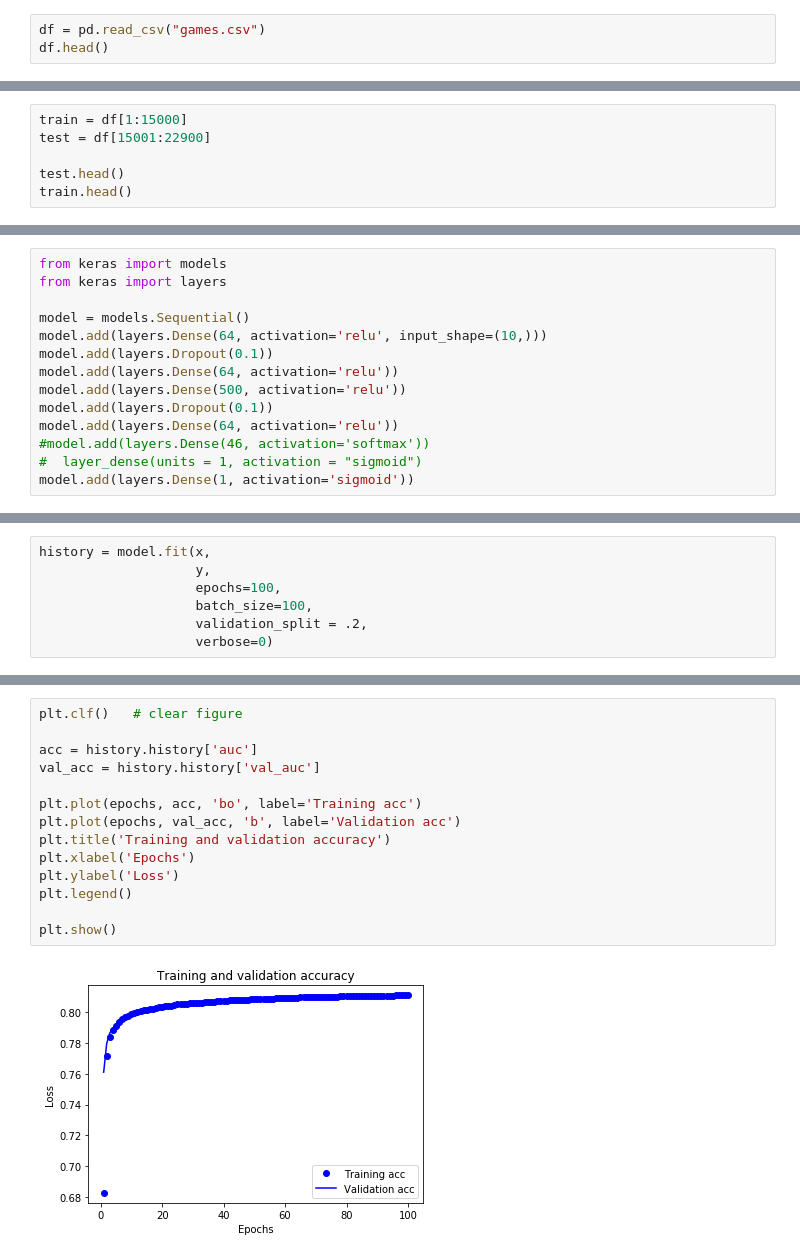
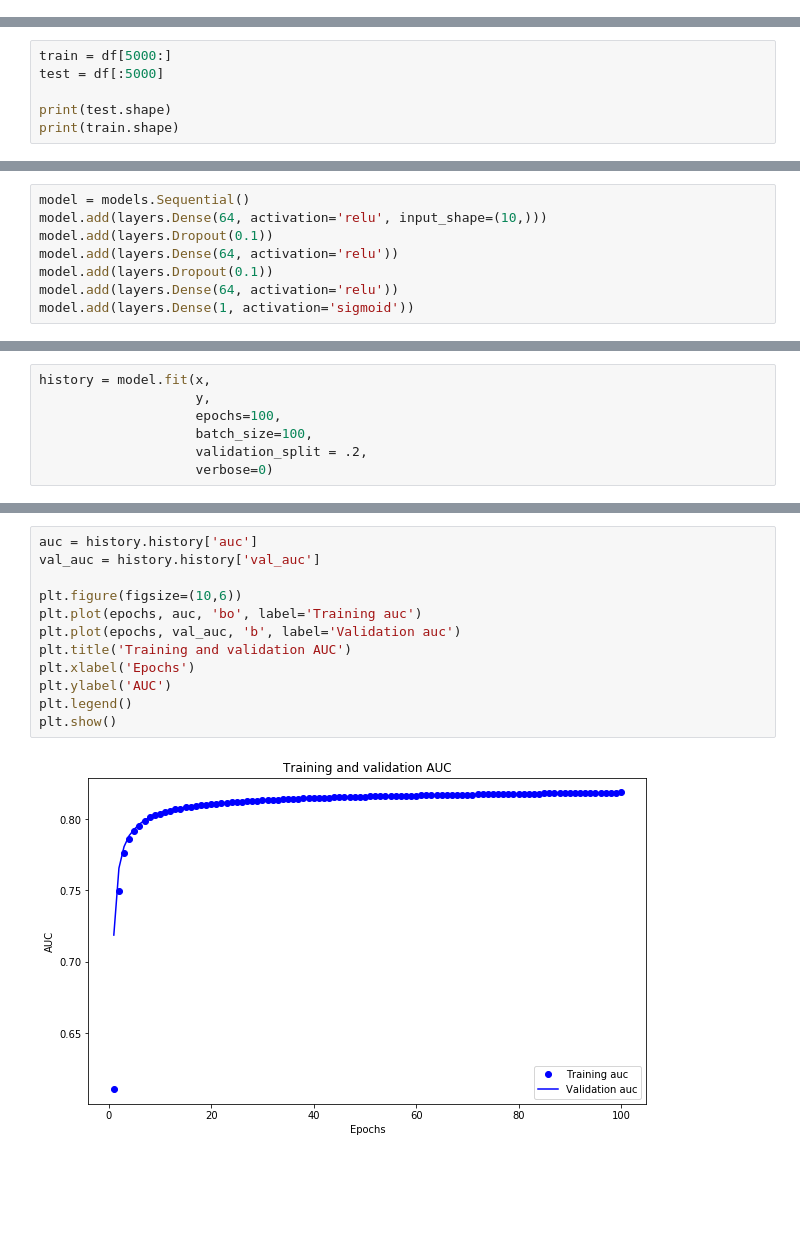
Before and after one commit to bgweber/StartupDataScience, a Jupyter notebook: DeepLearning/Keras_Binary_Classifier.ipynb, the cells around one changed output, grey strips where cells are left out. Drawn from its saved outputs; the diff is of its cells as text; blank space fills up the shorter version.

```diff
--- a/DeepLearning/Keras_Binary_Classifier.ipynb
+++ b/DeepLearning/Keras_Binary_Classifier.ipynb
@@ -15,6 +19,3 @@ df.head()
 | 2 | 0 | 0 | 1 | 0 | 0 | 0 | 0 | 0 | 0 | 0 | 0 |
 | 3 | 0 | 0 | 1 | 0 | 0 | 1 | 1 | 0 | 0 | 1 | 1 |
 | 4 | 0 | 0 | 1 | 0 | 1 | 1 | 0 | 1 | 1 | 0 | 1 |
-# %%
-df = pd.read_csv("games.csv")
-df.head()
@@ -28,7 +22,7 @@ df.head()
 # %%
-train = df[1:15000]
-test = df[15001:22900]
+train = df[5000:]
+test = df[:5000]
 
-test.head()
-train.head()
+print(test.shape)
+print(train.shape)
 # %% [output]
@@ -41,14 +42,8 @@ train.head()
 # %%
-from keras import models
-from keras import layers
-
 model = models.Sequential()
 model.add(layers.Dense(64, activation='relu', input_shape=(10,)))
 model.add(layers.Dropout(0.1))
 model.add(layers.Dense(64, activation='relu'))
-model.add(layers.Dense(500, activation='relu'))
 model.add(layers.Dropout(0.1))
 model.add(layers.Dense(64, activation='relu'))
-#model.add(layers.Dense(46, activation='softmax'))
-#  layer_dense(units = 1, activation = "sigmoid")
 model.add(layers.Dense(1, activation='sigmoid'))
@@ -106,19 +81,17 @@ plt.show()
 # %%
-plt.clf()   # clear figure
+auc = history.history['auc']
+val_auc = history.history['val_auc']
 
-acc = history.history['auc']
-val_acc = history.history['val_auc']
-
-plt.plot(epochs, acc, 'bo', label='Training acc')
-plt.plot(epochs, val_acc, 'b', label='Validation acc')
-plt.title('Training and validation accuracy')
+plt.figure(figsize=(10,6))
+plt.plot(epochs, auc, 'bo', label='Training auc')
+plt.plot(epochs, val_auc, 'b', label='Validation auc')
+plt.title('Training and validation AUC')
 plt.xlabel('Epochs')
-plt.ylabel('Loss')
+plt.ylabel('AUC')
 plt.legend()
-
 plt.show()
 # %% [output]
-[figure, old version]
+[figure, new version]
 # %%
 x_test = test.drop(['label'], axis=1)
 y_test = test['label']
```
Also changed, not shown: parts of 10 cells of this notebook.
